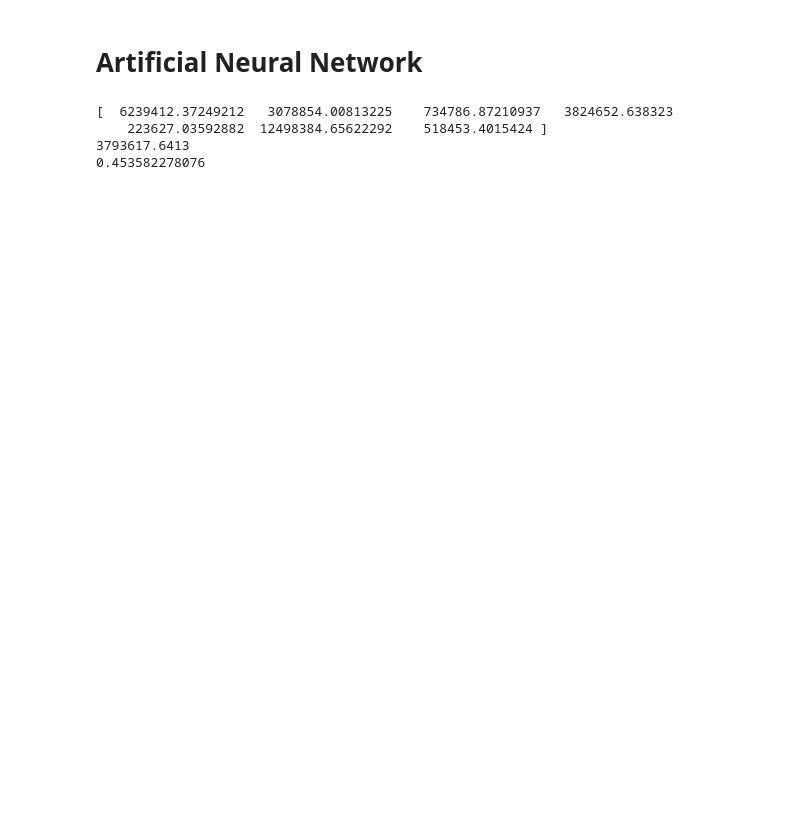
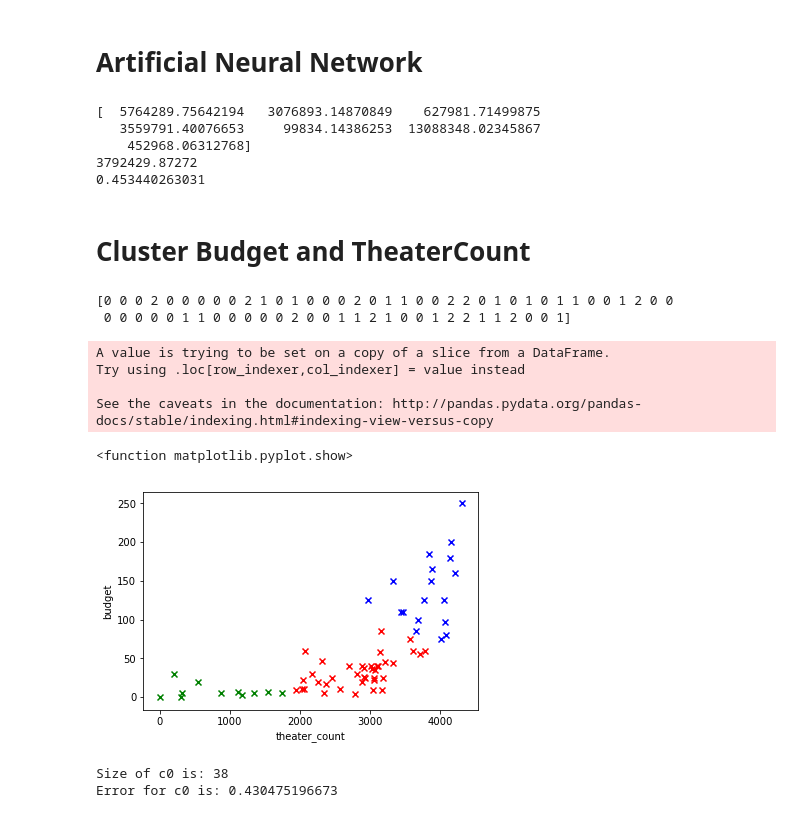
Before and after one commit to steveshim/TweetAcquisition-Thesis, a Jupyter notebook: TwitterExtractor.ipynb, the cells around one changed output. Drawn from its saved outputs; the diff is of its cells as text; code cells hidden in the pictures; blank space fills up the shorter version.

Commit message:
attempt to cluster on budget and theater count

```diff
--- a/TwitterExtractor.ipynb
+++ b/TwitterExtractor.ipynb
@@ -946,7 +946,7 @@ for k1 in range(1,5):
                         error2 = 100
 
                     average_error = (error0+error1+error2)/numberOfMovies
-                    if (average_error<0.36):
+                    if (average_error<0.35):
                         print "features are f1:" + str(f1) + ", f2:" + str(f2)
                         print "feature selection k values are k1:" + str(k1) + ", k2:" + str(k2) + ", k3:" + str(k3)
                         print "size of each cluster is c0:" + str(data_c0.shape[0]) + ", c1:" + str(data_c1.shape[0]) + ", c2:" + str(data_c2.shape[0])
@@ -1280,7 +1255,66 @@ rmse_list = np.sqrt(mse_list_positive)
 print (rmse_list.mean())
 print (rmse_list.mean()/data.grossPerDay.mean())
 # %% [output]
-[  6239412.37249212   3078854.00813225    734786.87210937   3824652.638323
-    223627.03592882  12498384.65622292    518453.4015424 ]
-3793617.6413
-0.453582278076
+[  5764289.75642194   3076893.14870849    627981.71499875
+   3559791.40076653     99834.14386253  13088348.02345867
+    452968.06312768]
+3792429.87272
+0.453440263031
+# %% [markdown]
+# Cluster Budget and TheaterCount
+# %%
+km_f_col = ['theater_count', 'budget']
+km_X = preprocessing.scale(data[km_f_col])
+kmeans = KMeans(n_clusters=3, random_state=0).fit(km_X)
+labels = kmeans.labels_
+data['kmeans'] = kmeans.labels_
+data_c0 = data[data.kmeans==0]
+data_c1 = data[data.kmeans==1]
+data_c2 = data[data.kmeans==2]
+'''
+data_c0.to_csv(path_or_buf='data0budget.csv', sep=',')
+data_c1.to_csv(path_or_buf='data1budget.csv', sep=',')
+data_c2.to_csv(path_or_buf='data2budget.csv', sep=',')
+'''
+%matplotlib inline
+print(labels)
+
+km_f_col = ['theater_count', 'budget']
+km_X = data[km_f_col]
+km_X['labels'] = kmeans.labels_
+plt.xlabel('theater_count')
+plt.ylabel('budget')
+
+for l, c in zip([0,1,2], ['red', 'blue', 'green']):
+    current_members = (labels == l)
+    plt.scatter(km_X.iloc[current_members, 0], km_X.iloc[current_members, 1], color=c, marker='x')
+plt.show
+# %% [output]
+[0 0 0 2 0 0 0 0 0 2 1 0 1 0 0 0 2 0 1 1 0 0 2 2 0 1 0 1 0 1 1 0 0 1 2 0 0
+ 0 0 0 0 0 1 1 0 0 0 0 0 2 0 0 1 1 2 1 0 0 1 2 2 1 1 2 0 0 1]
+A value is trying to be set on a copy of a slice from a DataFrame.
+Try using .loc[row_indexer,col_indexer] = value instead
+
+See the caveats in the documentation: http://pandas.pydata.org/pandas-docs/stable/indexing.html#indexing-view-versus-copy
+<function matplotlib.pyplot.show>
+[figure, added]
+# %%
+# FULL FEATURES FROM WEKA
+#f_col0 = ['percentretweets', 'averageSnow', 'capital', 'daysInTheater', 'square_days_in_theater', 'af', 'ei', 'ej', 'ik', 'jk',
+#         'cl', 'fl', 'cm', 'dm', 'fm', 'im', 'eo', ' lo', 'mo', 'eq', 'oq']
+
+
+#f_col0 = ['ci', 'hl', 'mn', 'dq'] This gives 23.5%
+f_col0 = ['af', 'ei', 'ej', 'ik']
+X0 = preprocessing.scale(data_c0[f_col0])
+y0 = data_c0['grossPerDay']
+
+mse_list = cross_val_score(my_linreg, X0, y0, cv=data_c0.shape[0], scoring='neg_mean_squared_error')
+mse_list_positive = -mse_list
+rmse_list = np.sqrt(mse_list_positive)
+print ("Size of c0 is: " + str(data_c0.shape[0]))
+print ("Error for c0 is: " + str(rmse_list.mean()/data_c0['grossPerDay'].mean()))
+error0 = (rmse_list.mean()/data_c0['grossPerDay'].mean())*data_c0.shape[0]
+# %% [output]
+Size of c0 is: 38
+Error for c0 is: 0.430475196673
```
Also changed, not shown: parts of 6 cells of this notebook.
